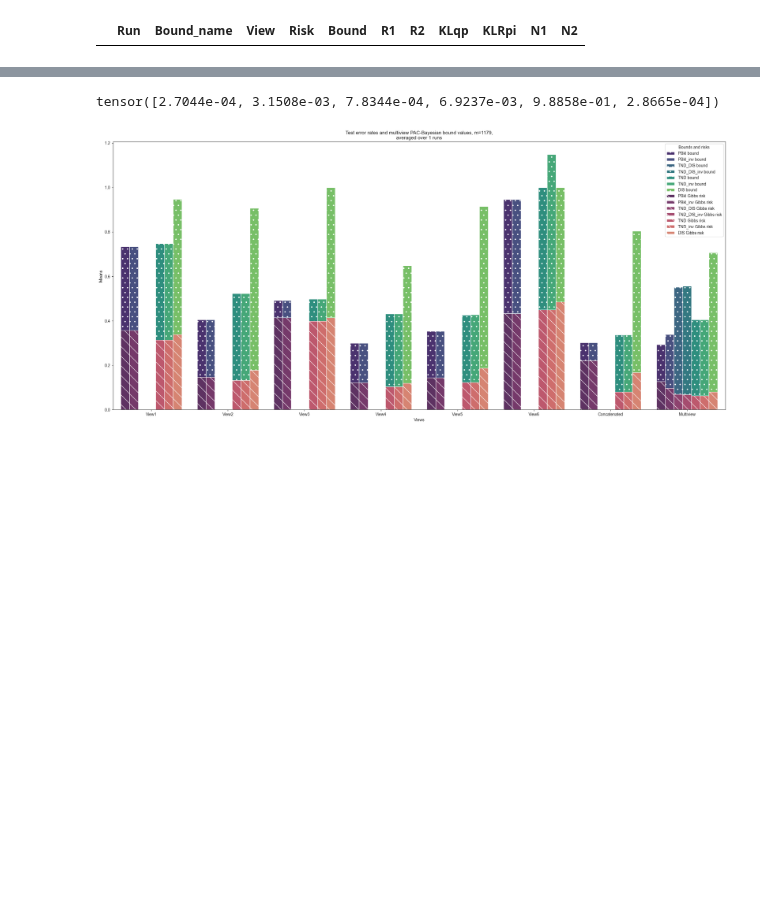
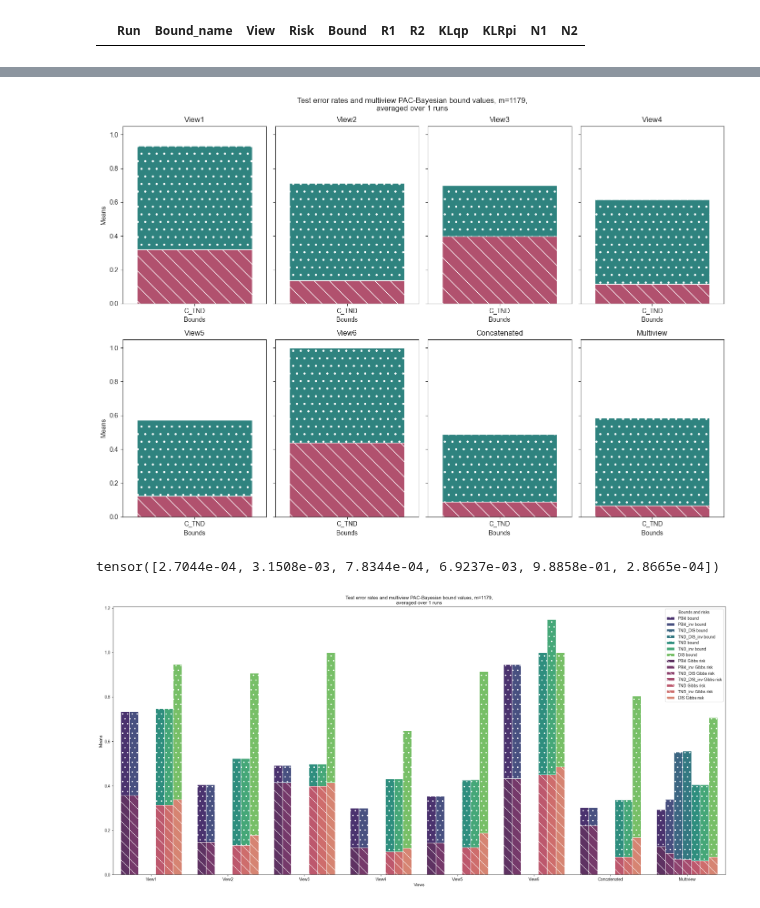
Before and after one commit to adidi24/Multi-View-Majority-Vote-Learning-Algorithms-Direct-Minimization-of-PAC-Bayesian-Bounds, a Jupyter notebook: empirical-evaluation-jupyter.ipynb, the cells around one changed output, grey strips where cells are left out. Cells and saved outputs as stored; diff of their text form; code cells hidden in the pictures; blank space fills up the shorter version.

```diff
--- a/empirical-evaluation-jupyter.ipynb
+++ b/empirical-evaluation-jupyter.ipynb
@@ -437,3 +443,7 @@ plot_results_grid(df, len(Xs_train[0]))
+# %%
+plot_results_grid(df, len(Xs_train[0]))
+# %% [output]
+[figure, added]
 # %%
 posterior_rho
 # %% [output]
```
Also changed, not shown: parts of 5 cells of this notebook, 7 other files.
